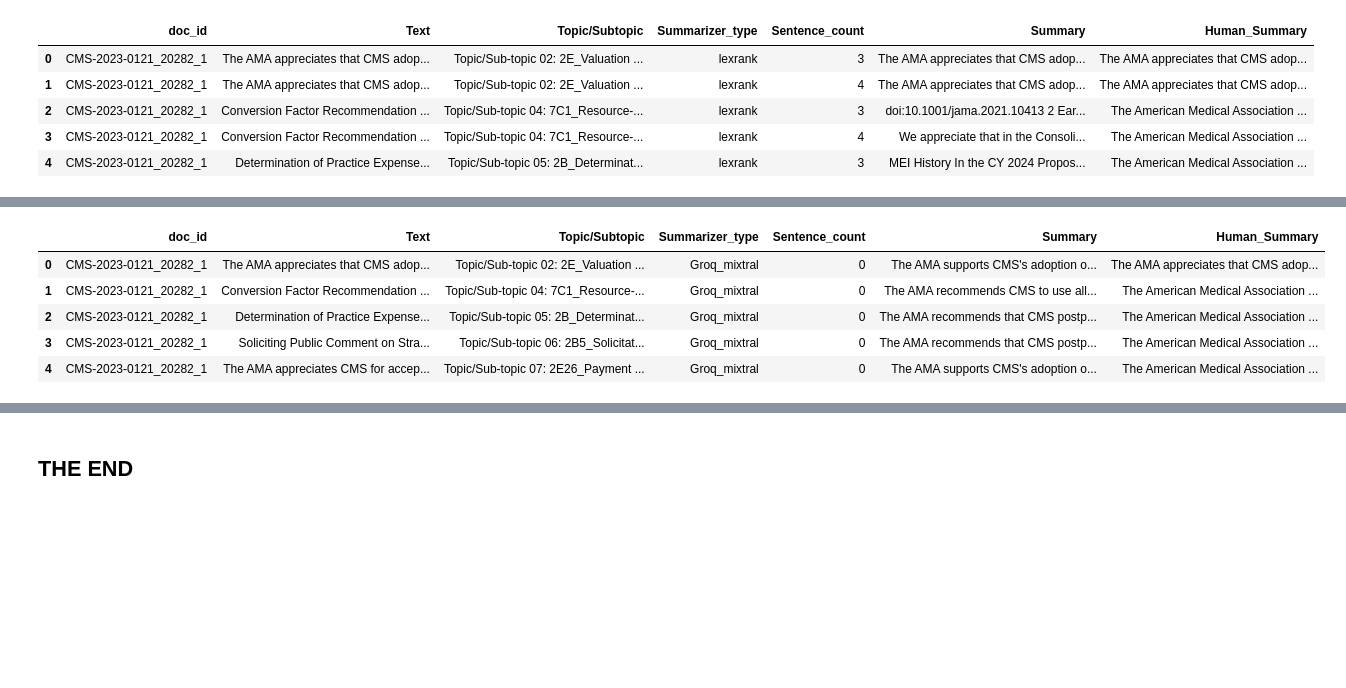
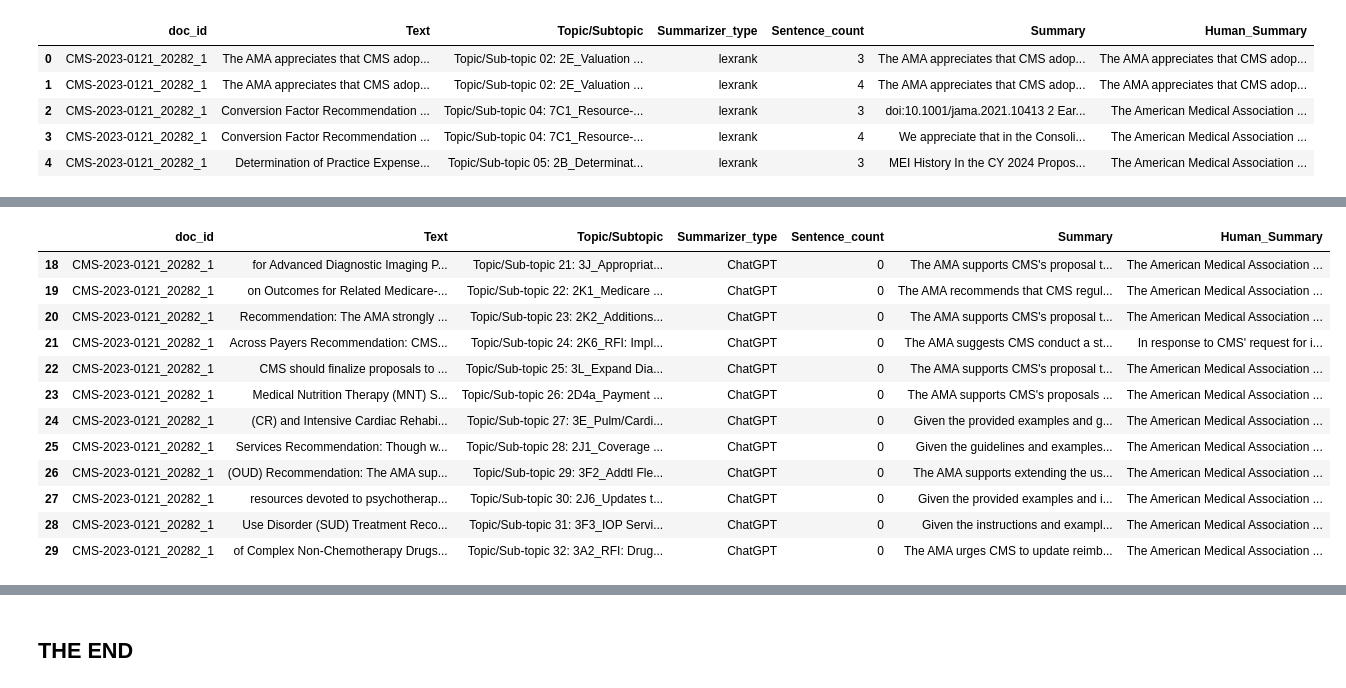
Before and after one commit to dscott-tantustech/ab_test_guide_in_python, a Jupyter notebook: Text_Summarization_Sprint22.ipynb, the cells around one changed output, grey strips where cells are left out. Saved outputs shown, nothing was run; the diff lists cells and outputs as text; code cells hidden in the pictures; blank space fills up the shorter version.

```diff
--- a/Text_Summarization_Sprint22.ipynb
+++ b/Text_Summarization_Sprint22.ipynb
@@ -591,23 +604,30 @@ chatgpt_summary_df.head(10)
 # %%
 #MODULE 9
 
 #NEW COMBINE ALL RESULTS
 import pandas as pd
 
 # Create a combined DataFrame
 combined_df = pd.DataFrame(columns=["doc_id","Text", "Topic/Subtopic", "Summarizer_type", "Sentence_count", "Summary","Human_Summary"])
 #combined_df=combined_df.append(summary_df)
 combined_df=combined_df.append(groq_summary_df)
 combined_df=combined_df.append(chatgpt_summary_df)
 combined_df.to_excel('combined_df.xlsx', index=False)
 
-combined_df.head()
+combined_df.tail(12)
 # %% [output]
 |  | doc_id | Text | Topic/Subtopic | Summarizer_type | Sentence_count | Summary | Human_Summary |
-| 0 | CMS-2023-0121_20282_1 | The AMA appreciates that CMS adop... | Topic/Sub-topic 02: 2E_Valuation ... | Groq_mixtral | 0 | The AMA supports CMS's adoption o... | The AMA appreciates that CMS adop... |
-| 1 | CMS-2023-0121_20282_1 | Conversion Factor Recommendation ... | Topic/Sub-topic 04: 7C1_Resource-... | Groq_mixtral | 0 | The AMA recommends CMS to use all... | The American Medical Association ... |
-| 2 | CMS-2023-0121_20282_1 | Determination of Practice Expense... | Topic/Sub-topic 05: 2B_Determinat... | Groq_mixtral | 0 | The AMA recommends that CMS postp... | The American Medical Association ... |
-| 3 | CMS-2023-0121_20282_1 | Soliciting Public Comment on Stra... | Topic/Sub-topic 06: 2B5_Solicitat... | Groq_mixtral | 0 | The AMA recommends that CMS postp... | The American Medical Association ... |
-| 4 | CMS-2023-0121_20282_1 | The AMA appreciates CMS for accep... | Topic/Sub-topic 07: 2E26_Payment ... | Groq_mixtral | 0 | The AMA supports CMS's adoption o... | The American Medical Association ... |
+| 18 | CMS-2023-0121_20282_1 | for Advanced Diagnostic Imaging P... | Topic/Sub-topic 21: 3J_Appropriat... | ChatGPT | 0 | The AMA supports CMS's proposal t... | The American Medical Association ... |
+| 19 | CMS-2023-0121_20282_1 | on Outcomes for Related Medicare-... | Topic/Sub-topic 22: 2K1_Medicare ... | ChatGPT | 0 | The AMA recommends that CMS regul... | The American Medical Association ... |
+| 20 | CMS-2023-0121_20282_1 | Recommendation: The AMA strongly ... | Topic/Sub-topic 23: 2K2_Additions... | ChatGPT | 0 | The AMA supports CMS's proposal t... | The American Medical Association ... |
+| 21 | CMS-2023-0121_20282_1 | Across Payers Recommendation: CMS... | Topic/Sub-topic 24: 2K6_RFI: Impl... | ChatGPT | 0 | The AMA suggests CMS conduct a st... | In response to CMS' request for i... |
+| 22 | CMS-2023-0121_20282_1 | CMS should finalize proposals to ... | Topic/Sub-topic 25: 3L_Expand Dia... | ChatGPT | 0 | The AMA supports CMS's proposal t... | The American Medical Association ... |
+| 23 | CMS-2023-0121_20282_1 | Medical Nutrition Therapy (MNT) S... | Topic/Sub-topic 26: 2D4a_Payment ... | ChatGPT | 0 | The AMA supports CMS's proposals ... | The American Medical Association ... |
+| 24 | CMS-2023-0121_20282_1 | (CR) and Intensive Cardiac Rehabi... | Topic/Sub-topic 27: 3E_Pulm/Cardi... | ChatGPT | 0 | Given the provided examples and g... | The American Medical Association ... |
+| 25 | CMS-2023-0121_20282_1 | Services Recommendation: Though w... | Topic/Sub-topic 28: 2J1_Coverage ... | ChatGPT | 0 | Given the guidelines and examples... | The American Medical Association ... |
+| 26 | CMS-2023-0121_20282_1 | (OUD) Recommendation: The AMA sup... | Topic/Sub-topic 29: 3F2_Addtl Fle... | ChatGPT | 0 | The AMA supports extending the us... | The American Medical Association ... |
+| 27 | CMS-2023-0121_20282_1 | resources devoted to psychotherap... | Topic/Sub-topic 30: 2J6_Updates t... | ChatGPT | 0 | Given the provided examples and i... | The American Medical Association ... |
+| 28 | CMS-2023-0121_20282_1 | Use Disorder (SUD) Treatment Reco... | Topic/Sub-topic 31: 3F3_IOP Servi... | ChatGPT | 0 | Given the instructions and exampl... | The American Medical Association ... |
+| 29 | CMS-2023-0121_20282_1 | of Complex Non-Chemotherapy Drugs... | Topic/Sub-topic 32: 3A2_RFI: Drug... | ChatGPT | 0 | The AMA urges CMS to update reimb... | The American Medical Association ... |
 # %%
 #Module 10 -  Model evaluation (adding Semantic Similarity to ROUGE and BLEU methods, which are also now aggregated to single metrics)
```
Also changed, not shown: parts of 3 cells of this notebook.
